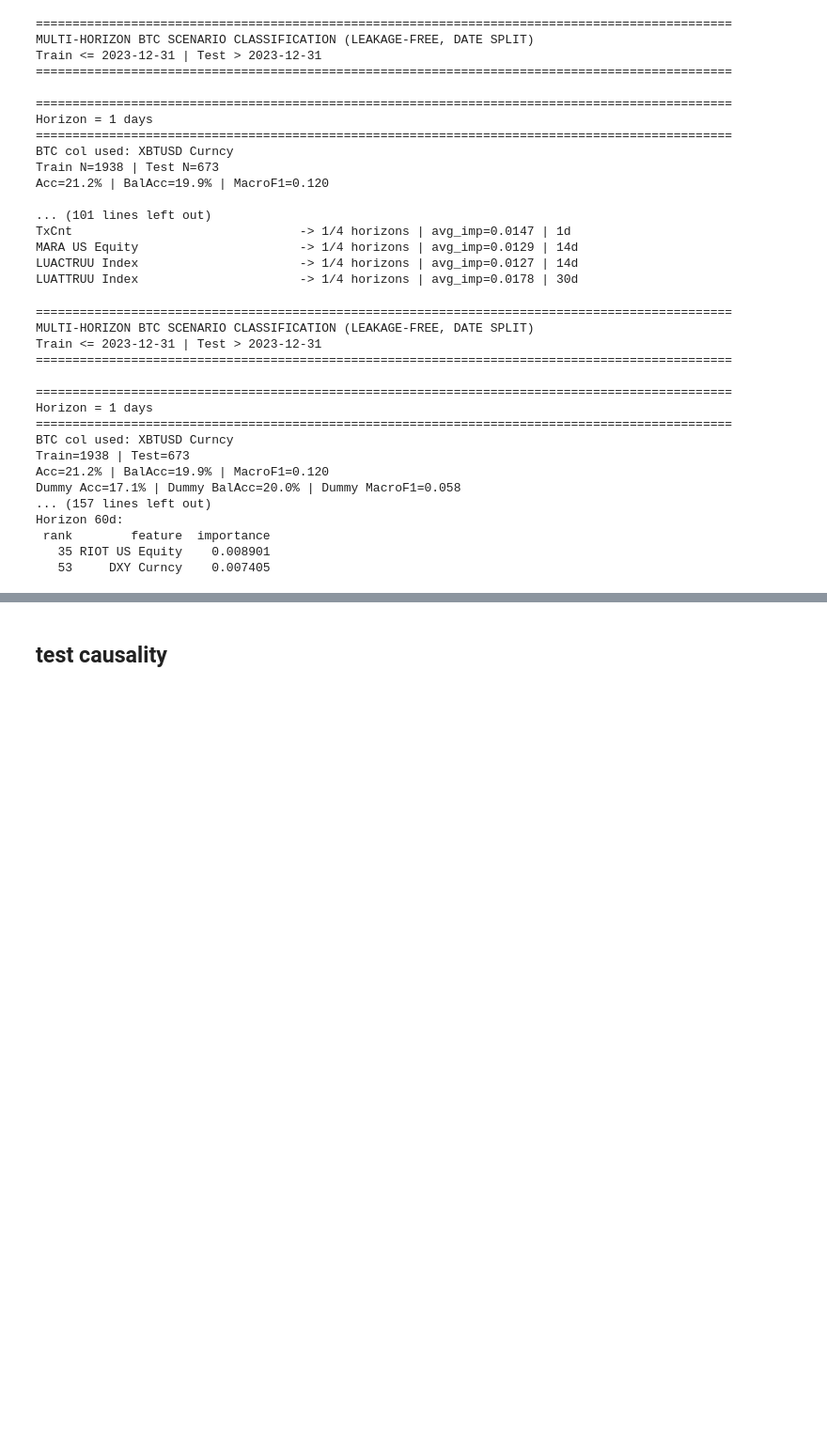
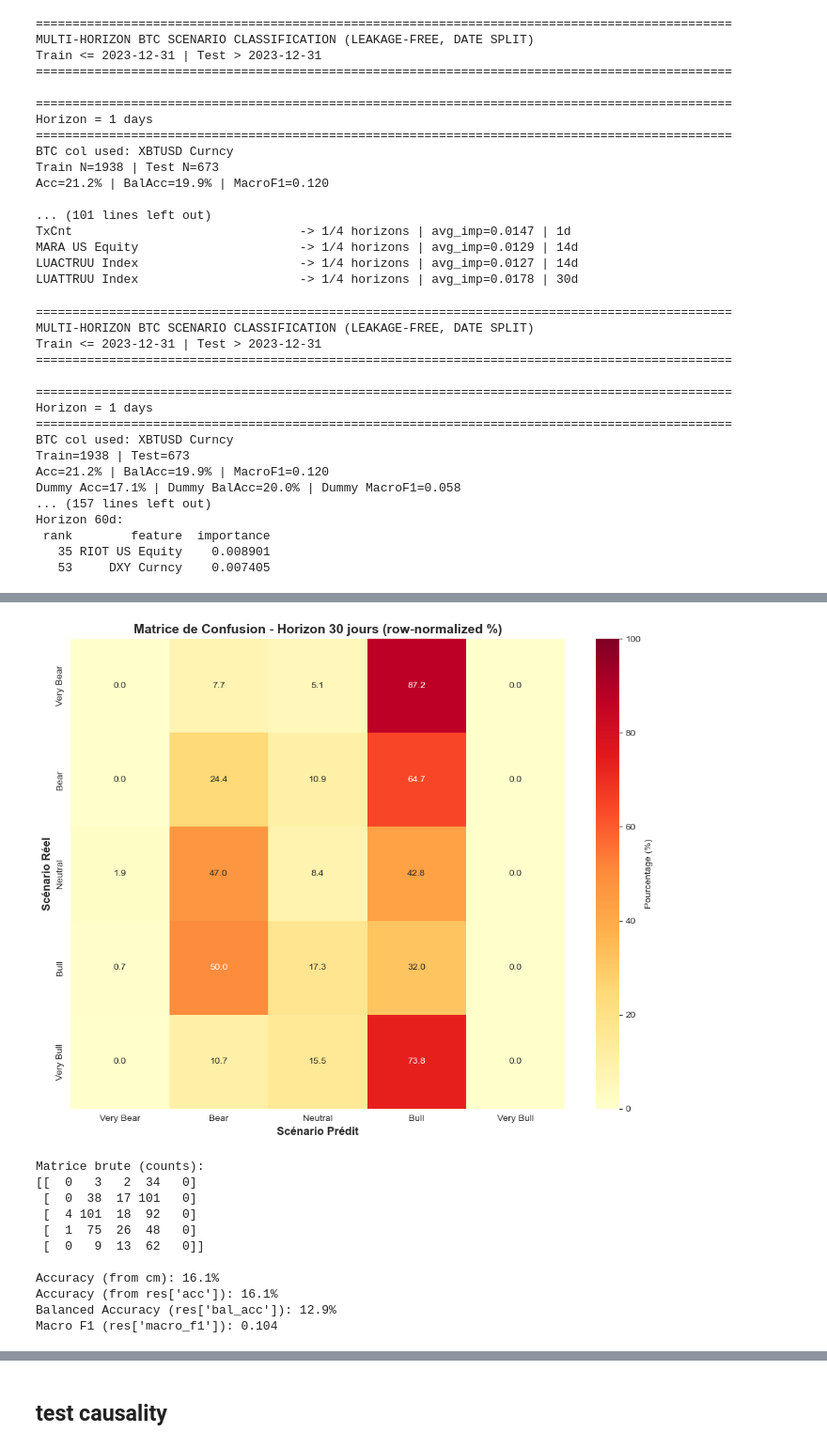
Before and after one commit to Nicolascos/Projet-PI2-BTC, a Jupyter notebook: notebooks/BTC_test.ipynb, the cells around one changed output, grey strips where cells are left out. Shown at 94% size. Saved outputs shown, nothing was run; the diff lists cells and outputs as text; code cells hidden in the pictures; blank space fills up the shorter version.

```diff
--- a/notebooks/BTC_test.ipynb
+++ b/notebooks/BTC_test.ipynb
@@ -1105,51 +1109,76 @@ KeyError: 'r2'
 # %%
 import seaborn as sns
 import matplotlib.pyplot as plt
 import numpy as np
 
 # Choisis l'horizon que tu veux voir
-horizon_choisi = 30  # Change ça pour 14, 30, 60, 90, 120, 150
+horizon_choisi = 30  # ex: 1, 14, 30, 60
 
 # Trouve les résultats pour cet horizon
 res = next((r for r in all_results if r["horizon"] == horizon_choisi), None)
 
 if res is not None:
-    # Récupère la matrice de confusion
-    cm = res["confusion_matrix"]
+    # Récupère la matrice de confusion (dans ton nouveau code: clé = "cm")
+    cm = np.array(res["cm"])
 
     # Noms des scénarios
-    scenario_names = ["Fort\nBaissier", "Baissier", "Neutre", "Haussier", "Fort\nHaussier"]
+    scenario_names = ["Very Bear", "Bear", "Neutral", "Bull", "Very Bull"]
 
     # Normalise par ligne (pourcentage par classe réelle)
-    cm_normalized = cm.astype('float') / cm.sum(axis=1)[:, np.newaxis] * 100
+    row_sums = cm.sum(axis=1, keepdims=True)
+    row_sums[row_sums == 0] = 1  # évite division par 0 si une classe est absente
+    cm_normalized = cm / row_sums * 100
 
     # Crée la figure
     plt.figure(figsize=(10, 8))
-    sns.heatmap(cm_normalized,
-                annot=True,           # Affiche les valeurs
-                fmt='.1f',            # 1 décimale
-                cmap='YlOrRd',        # Palette de couleurs
-                xticklabels=scenario_names,
-                yticklabels=scenario_names,
-                cbar_kws={'label': 'Pourcentage (%)'},
-                vmin=0, vmax=100)
+    sns.heatmap(
+        cm_normalized,
+        annot=True,
+        fmt=".1f",
+        cmap="YlOrRd",
+        xticklabels=scenario_names,
+        yticklabels=scenario_names,
+        cbar_kws={"label": "Pourcentage (%)"},
+        vmin=0,
+        vmax=100
+    )
 
-    plt.xlabel('Scénario Prédit', fontsize=12, fontweight='bold')
-    plt.ylabel('Scénario Réel', fontsize=12, fontweight='bold')
-    plt.title(f'Matrice de Confusion - Horizon {horizon_choisi} jours\n(Pourcentages par ligne)',
-              fontsize=14, fontweight='bold')
+    plt.xlabel("Scénario Prédit", fontsize=12, fontweight="bold")
+    plt.ylabel("Scénario Réel", fontsize=12, fontweight="bold")
+    plt.title(
+        f"Matrice de Confusion - Horizon {horizon_choisi} jours (row-normalized %)",
+        fontsize=14,
+        fontweight="bold"
+    )
     plt.tight_layout()
     plt.show()
 
-    # Affiche aussi les valeurs brutes
-    print(f"\n Matrice Brute (Nombre d'échantillons):")
+    # Matrice brute
+    print("\nMatrice brute (counts):")
     print(cm)
 
-    # Affiche l'accuracy
-    accuracy = np.trace(cm) / np.sum(cm) * 100
-    print(f"\n Accuracy: {accuracy:.1f}%")
+    # Accuracy (tu peux aussi juste afficher res['acc'])
+    accuracy = np.trace(cm) / np.sum(cm) * 100 if np.sum(cm) > 0 else 0.0
+    print(f"\nAccuracy (from cm): {accuracy:.1f}%")
+    print(f"Accuracy (from res['acc']): {res['acc']*100:.1f}%")
+    print(f"Balanced Accuracy (res['bal_acc']): {res['bal_acc']*100:.1f}%")
+    print(f"Macro F1 (res['macro_f1']): {res['macro_f1']:.3f}")
+
 else:
-    print(f" Pas de résultats pour horizon {horizon_choisi}j")
+    print(f"Pas de résultats pour horizon {horizon_choisi}j. Horizons dispo: {[r['horizon'] for r in all_results]}")
+# %% [output]
+[figure, added]
+Matrice brute (counts):
+[[  0   3   2  34   0]
+ [  0  38  17 101   0]
+ [  4 101  18  92   0]
+ [  1  75  26  48   0]
+ [  0   9  13  62   0]]
+
+Accuracy (from cm): 16.1%
+Accuracy (from res['acc']): 16.1%
+Balanced Accuracy (res['bal_acc']): 12.9%
+Macro F1 (res['macro_f1']): 0.104
 # %%
 import seaborn as sns
 import matplotlib.pyplot as plt
```
Also changed, not shown: parts of 2 cells of this notebook.
